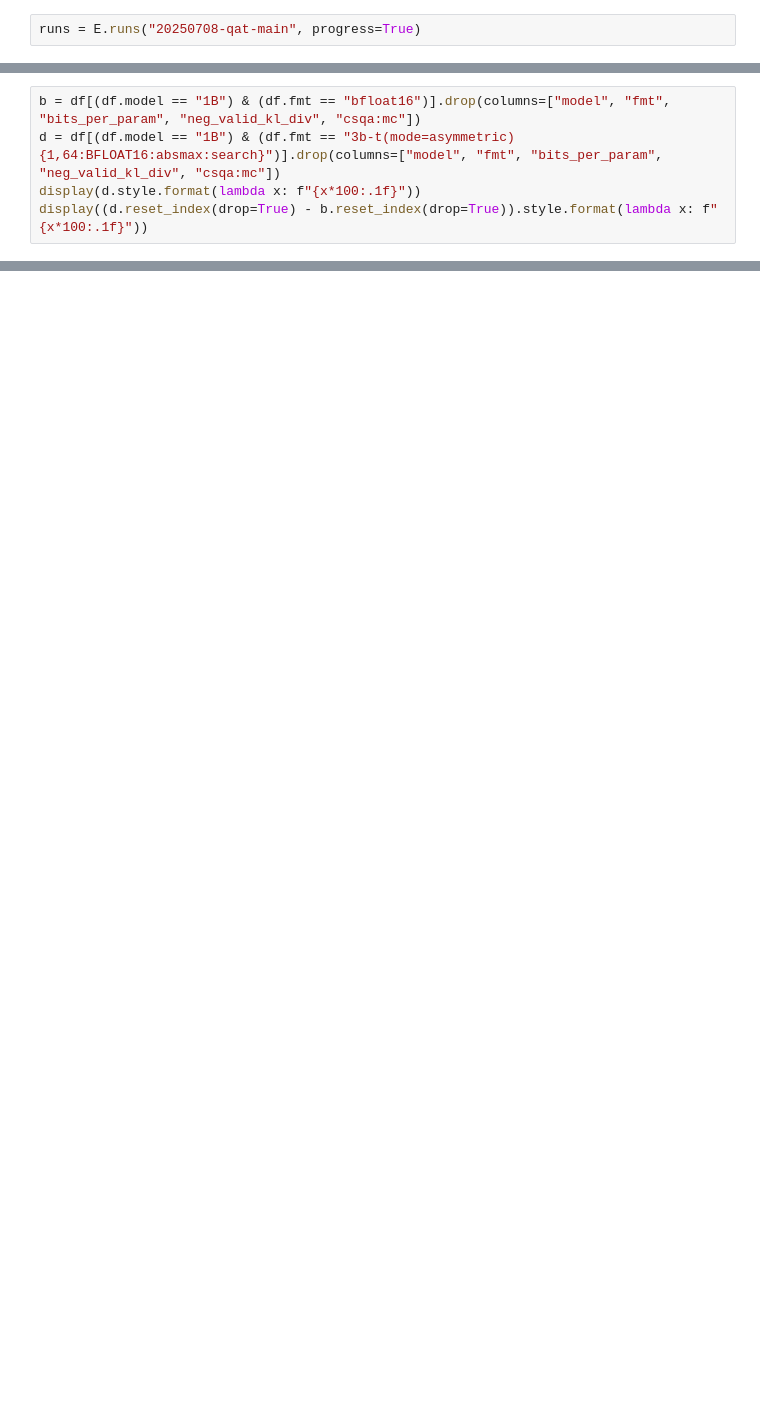
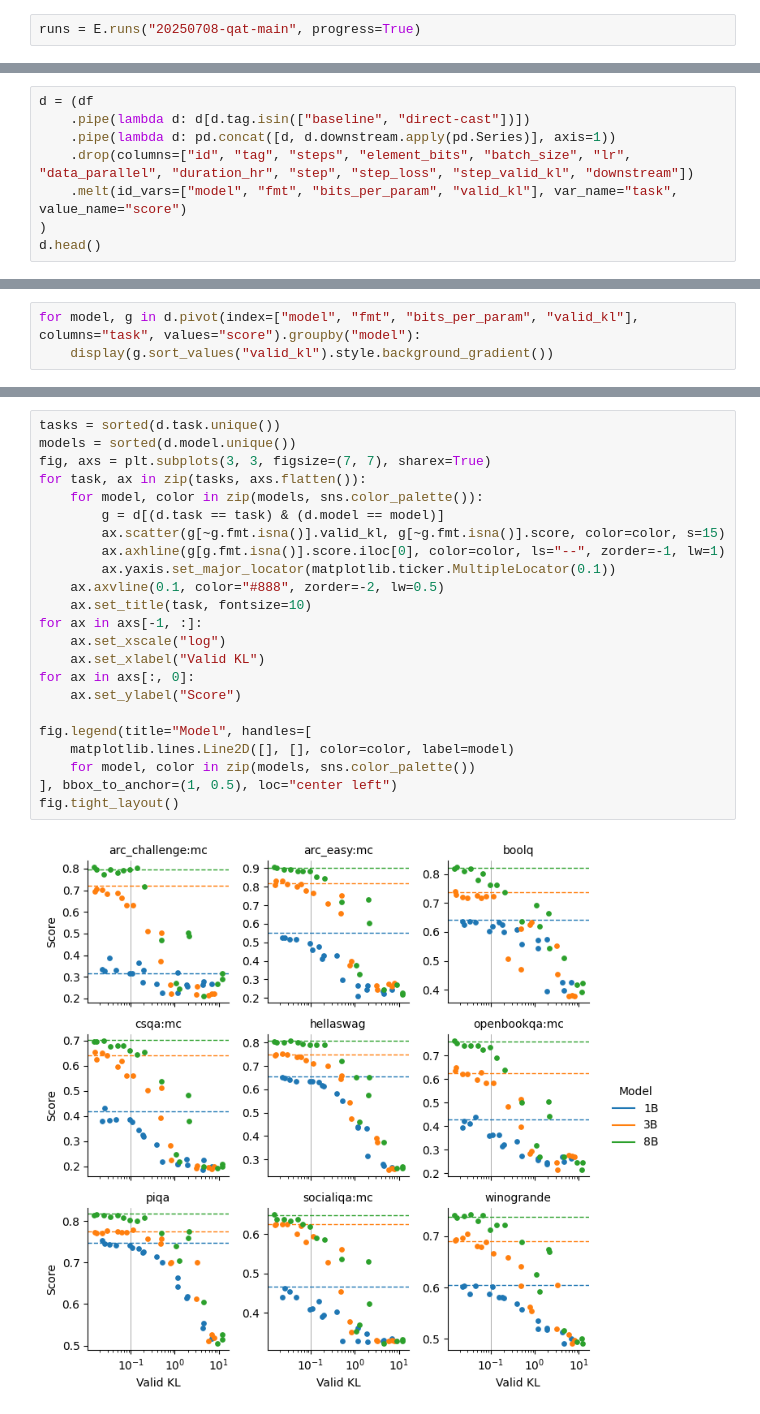
Before and after one commit to graphcore-research/optimal-weight-formats, a Jupyter notebook: 0708-QatMain.ipynb, the cells around one changed output, grey strips where cells are left out. Cells and saved outputs as stored; diff of their text form; blank space fills up the shorter version.

```diff
--- a/0708-QatMain.ipynb
+++ b/0708-QatMain.ipynb
@@ -105,5 +158,0 @@ for model, d in df.groupby("model"):
-# %%
-b = df[(df.model == "1B") & (df.fmt == "bfloat16")].drop(columns=["model", "fmt", "bits_per_param", "neg_valid_kl_div", "csqa:mc"])
-d = df[(df.model == "1B") & (df.fmt == "3b-t(mode=asymmetric){1,64:BFLOAT16:absmax:search}")].drop(columns=["model", "fmt", "bits_per_param", "neg_valid_kl_div", "csqa:mc"])
-display(d.style.format(lambda x: f"{x*100:.1f}"))
-display((d.reset_index(drop=True) - b.reset_index(drop=True)).style.format(lambda x: f"{x*100:.1f}"))
@@ -114,0 +180,8 @@ display((d.reset_index(drop=True) - b.reset_index(drop=True)).style.format(lambd
+# %%
+d = (df
+    .pipe(lambda d: d[d.tag.isin(["baseline", "direct-cast"])])
+    .pipe(lambda d: pd.concat([d, d.downstream.apply(pd.Series)], axis=1))
+    .drop(columns=["id", "tag", "steps", "element_bits", "batch_size", "lr", "data_parallel", "duration_hr", "step", "step_loss", "step_valid_kl", "downstream"])
+    .melt(id_vars=["model", "fmt", "bits_per_param", "valid_kl"], var_name="task", value_name="score")
+)
+d.head()
@@ -114,0 +195,3 @@ display((d.reset_index(drop=True) - b.reset_index(drop=True)).style.format(lambd
+# %%
+for model, g in d.pivot(index=["model", "fmt", "bits_per_param", "valid_kl"], columns="task", values="score").groupby("model"):
+    display(g.sort_values("valid_kl").style.background_gradient())
@@ -114,0 +253,25 @@ display((d.reset_index(drop=True) - b.reset_index(drop=True)).style.format(lambd
+# %%
+tasks = sorted(d.task.unique())
+models = sorted(d.model.unique())
+fig, axs = plt.subplots(3, 3, figsize=(7, 7), sharex=True)
+for task, ax in zip(tasks, axs.flatten()):
+    for model, color in zip(models, sns.color_palette()):
+        g = d[(d.task == task) & (d.model == model)]
+        ax.scatter(g[~g.fmt.isna()].valid_kl, g[~g.fmt.isna()].score, color=color, s=15)
+        ax.axhline(g[g.fmt.isna()].score.iloc[0], color=color, ls="--", zorder=-1, lw=1)
+        ax.yaxis.set_major_locator(matplotlib.ticker.MultipleLocator(0.1))
+    ax.axvline(0.1, color="#888", zorder=-2, lw=0.5)
+    ax.set_title(task, fontsize=10)
+for ax in axs[-1, :]:
+    ax.set_xscale("log")
+    ax.set_xlabel("Valid KL")
+for ax in axs[:, 0]:
+    ax.set_ylabel("Score")
+
+fig.legend(title="Model", handles=[
+    matplotlib.lines.Line2D([], [], color=color, label=model)
+    for model, color in zip(models, sns.color_palette())
+], bbox_to_anchor=(1, 0.5), loc="center left")
+fig.tight_layout()
+# %% [output]
+[figure, added]
```
Also changed, not shown: parts of 21 cells of this notebook, 1 other file.
